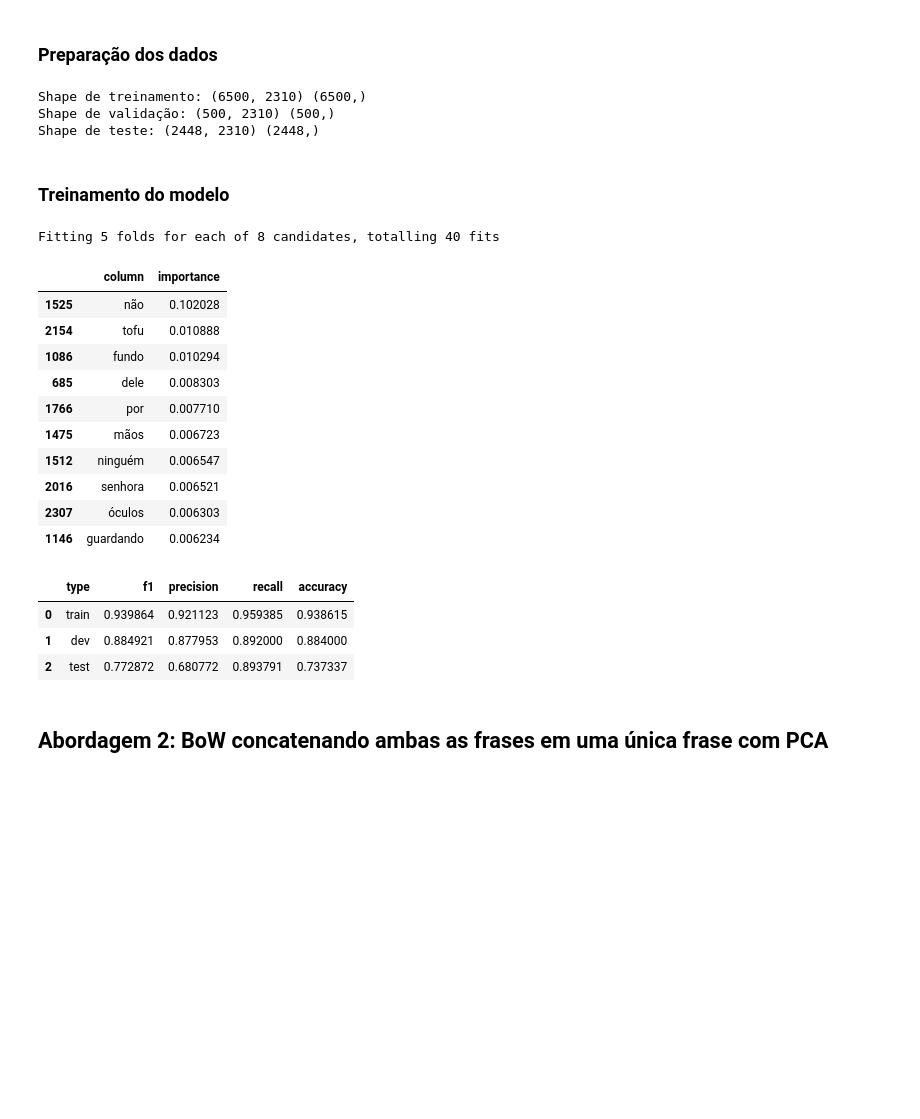
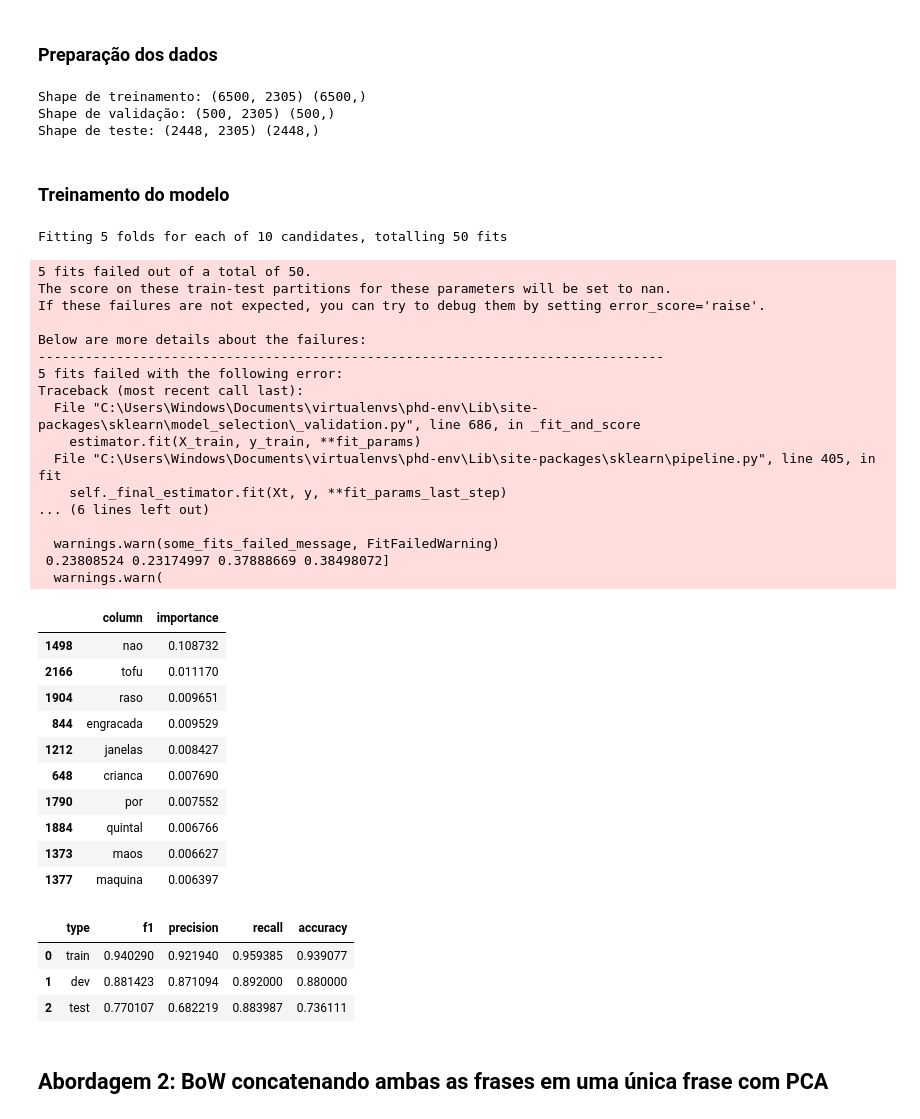
Before and after one commit to jmssouza/nlp_entailment, a Jupyter notebook: notebooks/bag_of_words.ipynb, the cells around one changed output. Drawn from its saved outputs; the diff is of its cells as text; code cells hidden in the pictures; blank space fills up the shorter version.

```diff
--- a/notebooks/bag_of_words.ipynb
+++ b/notebooks/bag_of_words.ipynb
@@ -102,3 +119,20 @@ Shape de teste: (2448, 4)
+# %%
+import unidecode
+
+def clean_string(x):
+    return unidecode.unidecode(x.lower())
+
+# Removendo acentos para normalizar as palavras no conjunto de treinameto.
+df_train['t'] = df_train['t'].apply(clean_string)
+df_train['h'] = df_train['h'].apply(clean_string)
+
+# Removendo acentos para normalizar as palavras no conjunto de validação.
+df_dev['t'] = df_dev['t'].apply(clean_string)
+df_dev['h'] = df_dev['h'].apply(clean_string)
+
+# Removendo acentos para normalizar as palavras no conjunto de teste.
+df_test['t'] = df_test['t'].apply(clean_string)
+df_test['h'] = df_test['h'].apply(clean_string)
 # %% [markdown]
 ## Transformação dos dados
 # %%
@@ -140,9 +174,9 @@ print('Shape de treinamento:', X_train.shape, y_train.shape)
 print('Shape de validação:', X_dev.shape, y_dev.shape)
 print('Shape de teste:', X_test.shape, y_test.shape)
 # %% [output]
-Shape de treinamento: (6500, 2310) (6500,)
-Shape de validação: (500, 2310) (500,)
-Shape de teste: (2448, 2310) (2448,)
+Shape de treinamento: (6500, 2305) (6500,)
+Shape de validação: (500, 2305) (500,)
+Shape de teste: (2448, 2305) (2448,)
 # %% [markdown]
 ### Treinamento do modelo
 # %%
@@ -176,52 +210,69 @@ search_space = [
 grid = GridSearchCV(
     pipe,
     search_space,
-    n_jobs=5,
+    n_jobs=15,
     cv=5,
     scoring='f1',
     verbose=1
 )
 
 # Ajusta no conjunto de treinamento.
 grid.fit(X_train, y_train)
 # Recupera os resultados da validação cruzada.
 df_first_training_results = pd.DataFrame(grid.cv_results_)[['params', 'mean_test_score', 'std_test_score']]
 
 # Recupera os resultados
 y_train_pred = grid.predict(X_train)
 y_dev_pred = grid.predict(X_dev)
 y_test_pred = grid.predict(X_test)
 
 # Recuperando as importâncias das features.
 df_first_approach_importances = get_top_n_importances(X_train, grid.best_estimator_[0])
-display(first_approach_importances)
+display(df_first_approach_importances)
 
 # Calcula as métricas de performance dos resultados do modelo.
 df_first_approach_results = get_classification_results(
     y_train,
     y_train_pred,
     y_dev,
     y_dev_pred,
     y_test,
     y_test_pred)
 display(df_first_approach_results)
 # %% [output]
-Fitting 5 folds for each of 8 candidates, totalling 40 fits
+Fitting 5 folds for each of 10 candidates, totalling 50 fits
+5 fits failed out of a total of 50.
+The score on these train-test partitions for these parameters will be set to nan.
+If these failures are not expected, you can try to debug them by setting error_score='raise'.
+
+Below are more details about the failures:
+--------------------------------------------------------------------------------
+5 fits failed with the following error:
+Traceback (most recent call last):
+  File "C:\Users\Windows\Documents\virtualenvs\phd-env\Lib\site-packages\sklearn\model_selection\_validation.py", line 686, in _fit_and_score
+    estimator.fit(X_train, y_train, **fit_params)
+  File "C:\Users\Windows\Documents\virtualenvs\phd-env\Lib\site-packages\sklearn\pipeline.py", line 405, in fit
+    self._final_estimator.fit(Xt, y, **fit_params_last_step)
+... (6 lines left out)
+
+  warnings.warn(some_fits_failed_message, FitFailedWarning)
+ 0.23808524 0.23174997 0.37888669 0.38498072]
+  warnings.warn(
 |  | column | importance |
-| 1525 | não | 0.102028 |
-| 2154 | tofu | 0.010888 |
-| 1086 | fundo | 0.010294 |
-| 685 | dele | 0.008303 |
-| 1766 | por | 0.007710 |
-| 1475 | mãos | 0.006723 |
-| 1512 | ninguém | 0.006547 |
-| 2016 | senhora | 0.006521 |
-| 2307 | óculos | 0.006303 |
-| 1146 | guardando | 0.006234 |
+| 1498 | nao | 0.108732 |
+| 2166 | tofu | 0.011170 |
+| 1904 | raso | 0.009651 |
+| 844 | engracada | 0.009529 |
+| 1212 | janelas | 0.008427 |
+| 648 | crianca | 0.007690 |
+| 1790 | por | 0.007552 |
+| 1884 | quintal | 0.006766 |
+| 1373 | maos | 0.006627 |
+| 1377 | maquina | 0.006397 |
 |  | type | f1 | precision | recall | accuracy |
-| 0 | train | 0.939864 | 0.921123 | 0.959385 | 0.938615 |
-| 1 | dev | 0.884921 | 0.877953 | 0.892000 | 0.884000 |
-| 2 | test | 0.772872 | 0.680772 | 0.893791 | 0.737337 |
+| 0 | train | 0.940290 | 0.921940 | 0.959385 | 0.939077 |
+| 1 | dev | 0.881423 | 0.871094 | 0.892000 | 0.880000 |
+| 2 | test | 0.770107 | 0.682219 | 0.883987 | 0.736111 |
 # %% [markdown]
 ## Abordagem 2: BoW concatenando ambas as frases em uma única frase com PCA
 # %% [markdown]
```
Also changed, not shown: parts of 11 cells of this notebook, 1 other file.
